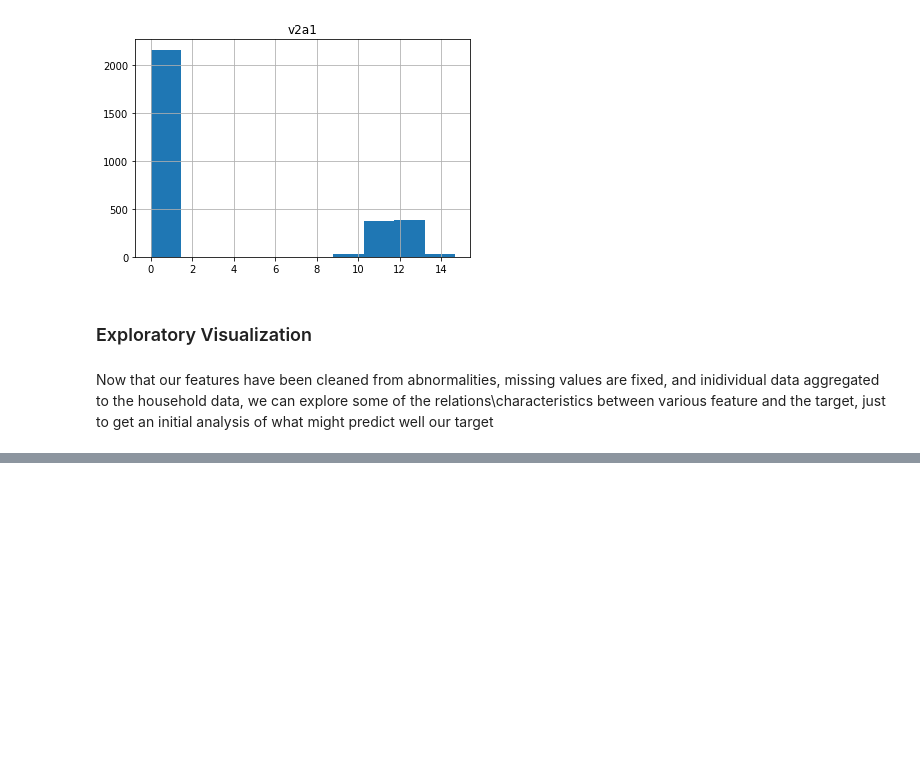
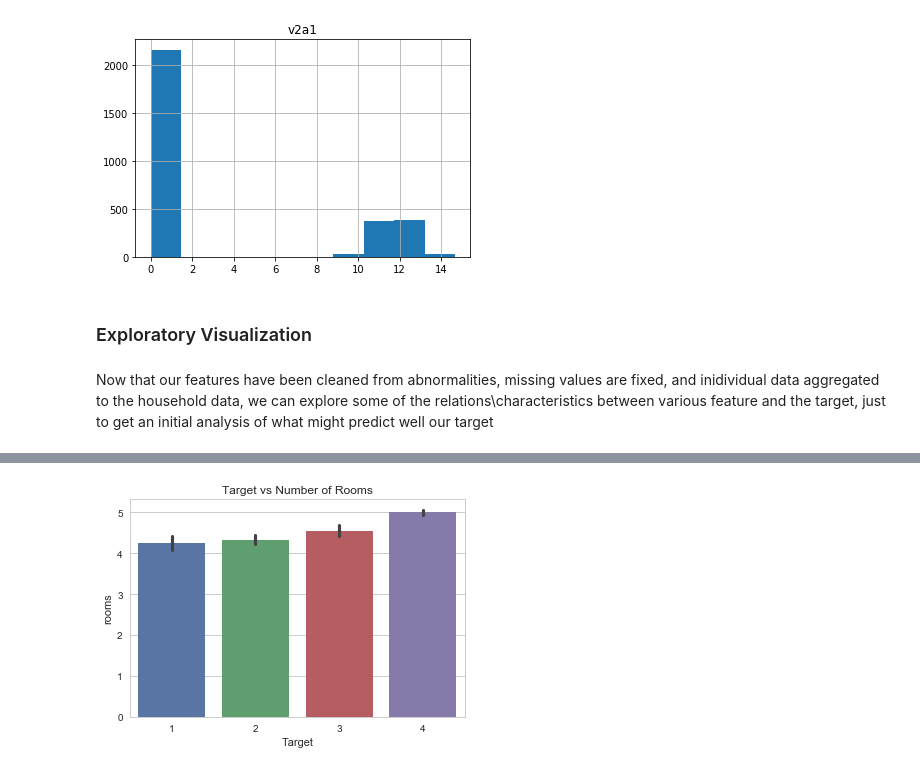
Before and after one commit to Pinif/Udacity-Capstone, a Jupyter notebook: Capstone.ipynb, the cells around one changed output, grey strips where cells are left out. Saved outputs shown, nothing was run; the diff lists cells and outputs as text; code cells hidden in the pictures; blank space fills up the shorter version.

```diff
--- a/Capstone.ipynb
+++ b/Capstone.ipynb
@@ -617,0 +610,7 @@ Now that our features have been cleaned from abnormalities, missing values are f
+# %%
+# we expect that families in exterme poverty will live in smaller number of rooms but actually according to the data
+# the difference is much smaller
+sb.set(style="whitegrid")
+ax = sb.barplot(x="Target", y="rooms", data=classfier_input).set_title('Target vs Number of Rooms')
+# %% [output]
+[figure, added]
```
Also changed, not shown: parts of 41 cells of this notebook, 2 other files.
